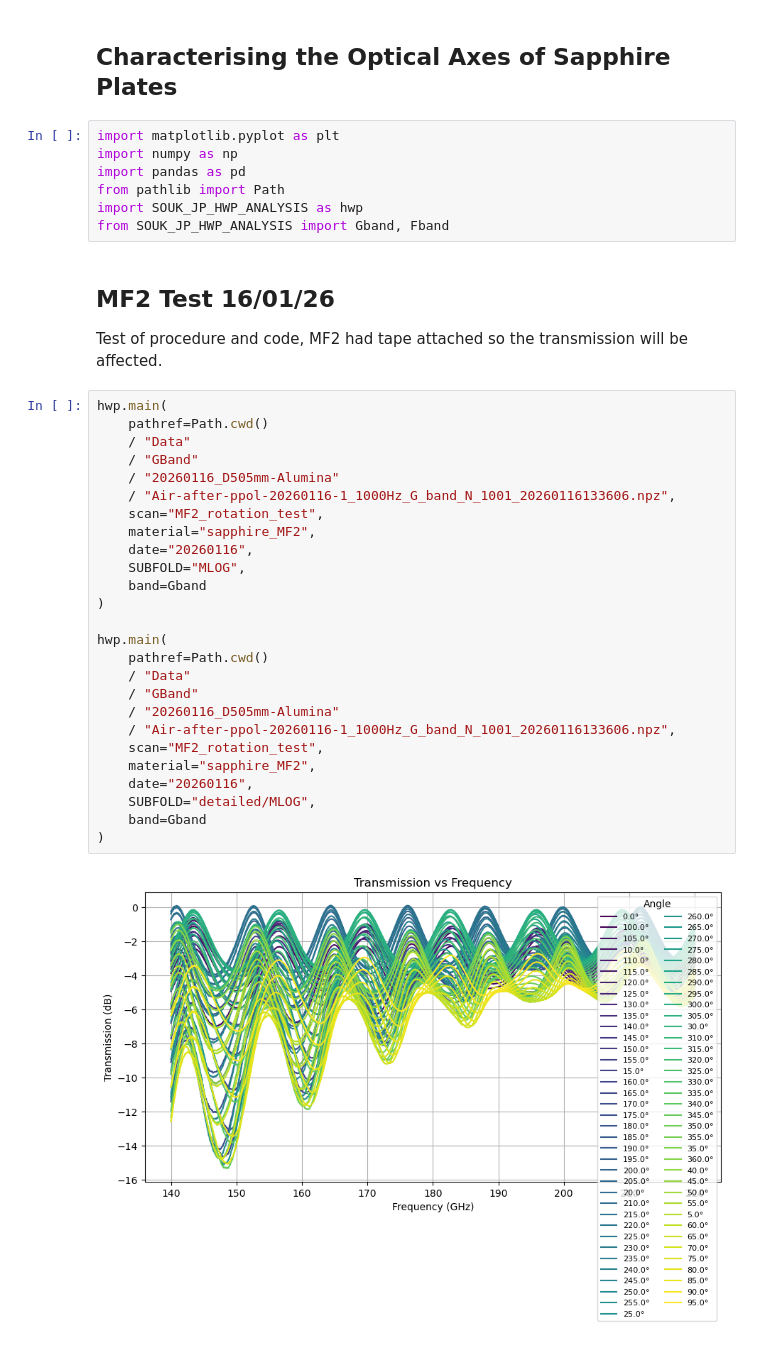
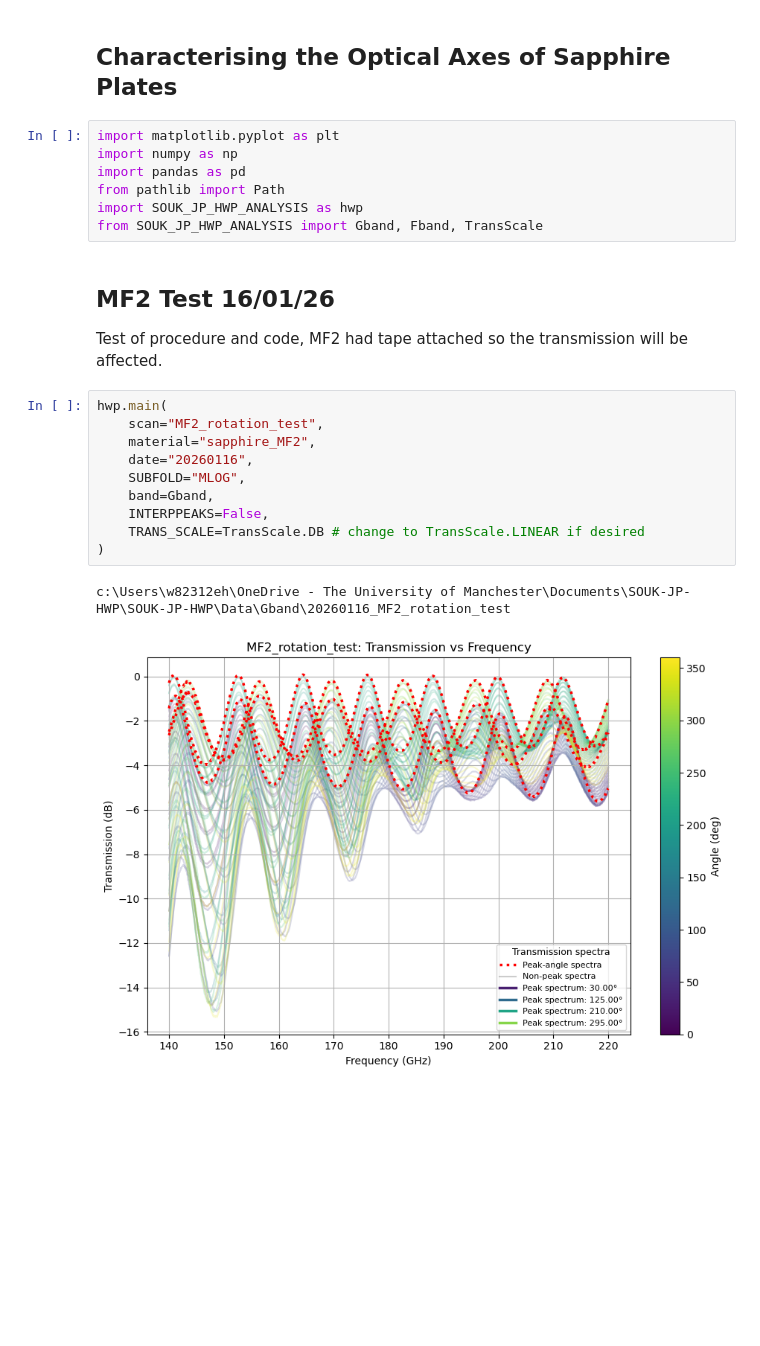
Before and after one commit to MLphysics/SOUK-JP-HWP, a Jupyter notebook: OPTICAL_AXES_WORKFLOW.ipynb, the cells around one changed output. Cells and saved outputs as stored; diff of their text form; blank space fills up the shorter version.

```diff
--- a/OPTICAL_AXES_WORKFLOW.ipynb
+++ b/OPTICAL_AXES_WORKFLOW.ipynb
@@ -6,36 +6,21 @@ import numpy as np
 import pandas as pd
 from pathlib import Path
 import SOUK_JP_HWP_ANALYSIS as hwp
-from SOUK_JP_HWP_ANALYSIS import Gband, Fband
+from SOUK_JP_HWP_ANALYSIS import Gband, Fband, TransScale
 # %% [markdown]
 ## MF2 Test 16/01/26
 
 Test of procedure and code, MF2 had tape attached so the transmission will be affected.
 # %%
 hwp.main(
-    pathref=Path.cwd()
-    / "Data"
-    / "GBand"
-    / "20260116_D505mm-Alumina"
-    / "Air-after-ppol-20260116-1_1000Hz_G_band_N_1001_20260116133606.npz",
     scan="MF2_rotation_test",
     material="sapphire_MF2",
     date="20260116",
     SUBFOLD="MLOG",
-    band=Gband
+    band=Gband,
+    INTERPPEAKS=False,
+    TRANS_SCALE=TransScale.DB # change to TransScale.LINEAR if desired
 )
-
-hwp.main(
-    pathref=Path.cwd()
-    / "Data"
-    / "GBand"
-    / "20260116_D505mm-Alumina"
-    / "Air-after-ppol-20260116-1_1000Hz_G_band_N_1001_20260116133606.npz",
-    scan="MF2_rotation_test",
-    material="sapphire_MF2",
-    date="20260116",
-    SUBFOLD="detailed/MLOG",
-    band=Gband
-)
 # %% [output]
+c:\Users\w82312eh\OneDrive - The University of Manchester\Documents\SOUK-JP-HWP\SOUK-JP-HWP\Data\Gband\20260116_MF2_rotation_test
-[figure, old version]
+[figure, new version]
```
Also changed, not shown: parts of 3 cells of this notebook, 1 other file.
